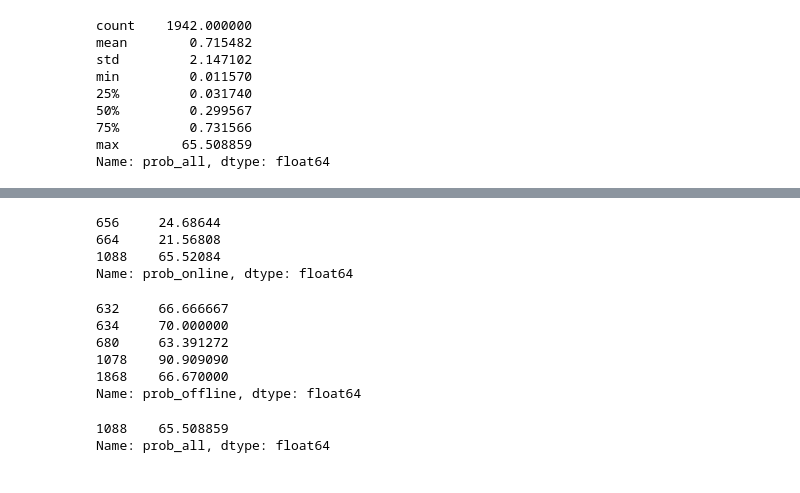
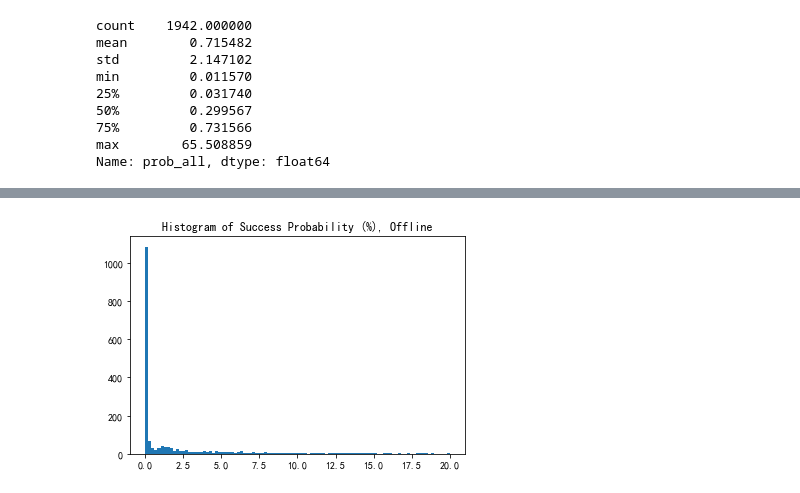
Before and after one commit to sparktseung/Chinese-IPO, a Jupyter notebook: Chinese-IPO.ipynb, the cells around one changed output, grey strips where cells are left out. Cells and saved outputs as stored; diff of their text form; code cells hidden in the pictures.

```diff
--- a/Chinese-IPO.ipynb
+++ b/Chinese-IPO.ipynb
@@ -181,21 +158,5 @@ ipo_df.head()
-# %%
-ipo_df['prob_online'][ipo_df['prob_online']>20]
-# %% [output]
-656     24.68644
-664     21.56808
-1088    65.52084
-Name: prob_online, dtype: float64
-# %%
-ipo_df['prob_offline'][ipo_df['prob_offline']>60]
-# %% [output]
-632     66.666667
-634     70.000000
-680     63.391272
-1078    90.909090
-1868    66.670000
-Name: prob_offline, dtype: float64
-# %%
-ipo_df['prob_all'][ipo_df['prob_all']>60]
-# %% [output]
-1088    65.508859
-Name: prob_all, dtype: float64
+# %%
+plt.hist(x = ipo_df['prob_offline'], bins = 100, range = (0, 20));
+plt.title('Histogram of Success Probability (%), Offline');
+# %% [output]
+[figure, added]
```
Also changed, not shown: parts of 32 cells of this notebook, 24 other files.
